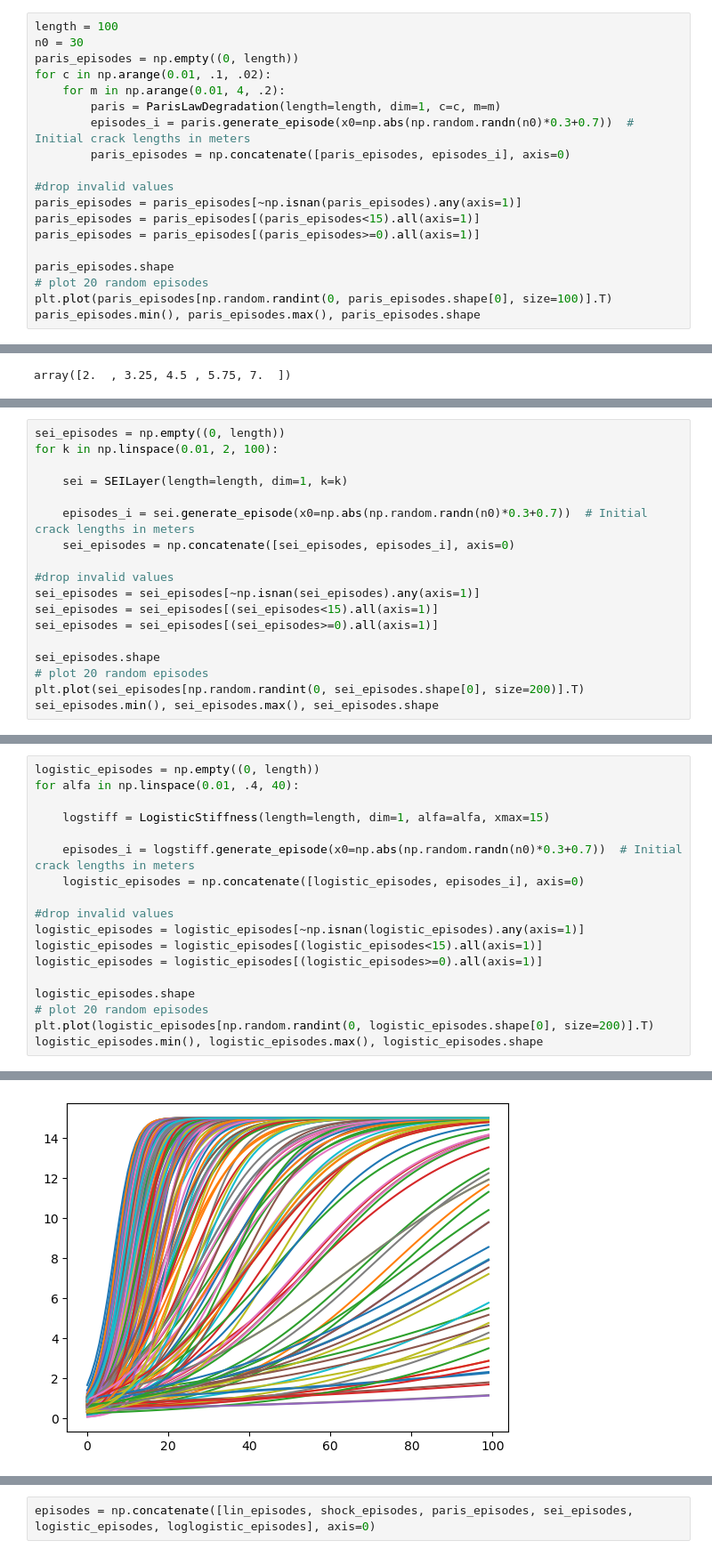
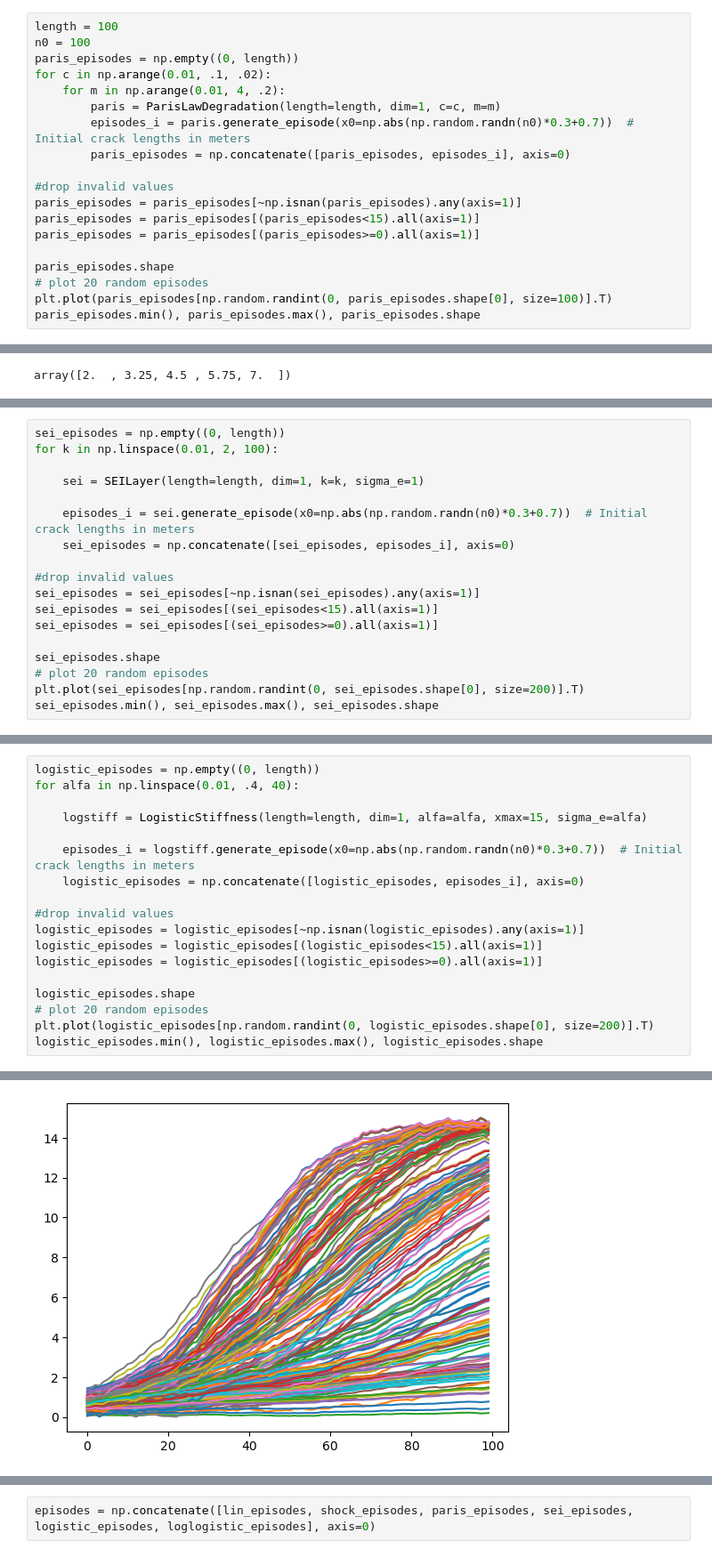
Before and after one commit to seyedasadzadeh/degradation-transformer, a Jupyter notebook: main.ipynb, the cells around one changed output, grey strips where cells are left out. Shown at 89% size. Cells and saved outputs as stored; diff of their text form.

```diff
--- a/main.ipynb
+++ b/main.ipynb
@@ -8,7 +8,7 @@ from src.utils import *
 # Generate data
 # %%
 length = 100
-n0 = 30
+n0 = 100
 paris_episodes = np.empty((0, length))
 for c in np.arange(0.01, .1, .02):
     for m in np.arange(0.01, 4, .2):
@@ -84,7 +90,7 @@ shock_episodes.min(), shock_episodes.max(), shock_episodes.shape
 sei_episodes = np.empty((0, length))
 for k in np.linspace(0.01, 2, 100):
 
-    sei = SEILayer(length=length, dim=1, k=k)
+    sei = SEILayer(length=length, dim=1, k=k, sigma_e=1)
 
     episodes_i = sei.generate_episode(x0=np.abs(np.random.randn(n0)*0.3+0.7))  # Initial crack lengths in meters
     sei_episodes = np.concatenate([sei_episodes, episodes_i], axis=0)
@@ -105,7 +111,7 @@ sei_episodes.min(), sei_episodes.max(), sei_episodes.shape
 logistic_episodes = np.empty((0, length))
 for alfa in np.linspace(0.01, .4, 40):
 
-    logstiff = LogisticStiffness(length=length, dim=1, alfa=alfa, xmax=15)
+    logstiff = LogisticStiffness(length=length, dim=1, alfa=alfa, xmax=15, sigma_e=alfa)
 
     episodes_i = logstiff.generate_episode(x0=np.abs(np.random.randn(n0)*0.3+0.7))  # Initial crack lengths in meters
     logistic_episodes = np.concatenate([logistic_episodes, episodes_i], axis=0)
@@ -124,4 +130,4 @@ logistic_episodes.min(), logistic_episodes.max(), logistic_episodes.shape
-[figure, old version]
+[figure, new version]
 # %%
 loglogistic_episodes = np.empty((0, length))
 for beta in np.linspace(0.01, .3, 8):
```
Also changed, not shown: parts of 29 cells of this notebook, 13 other files.
